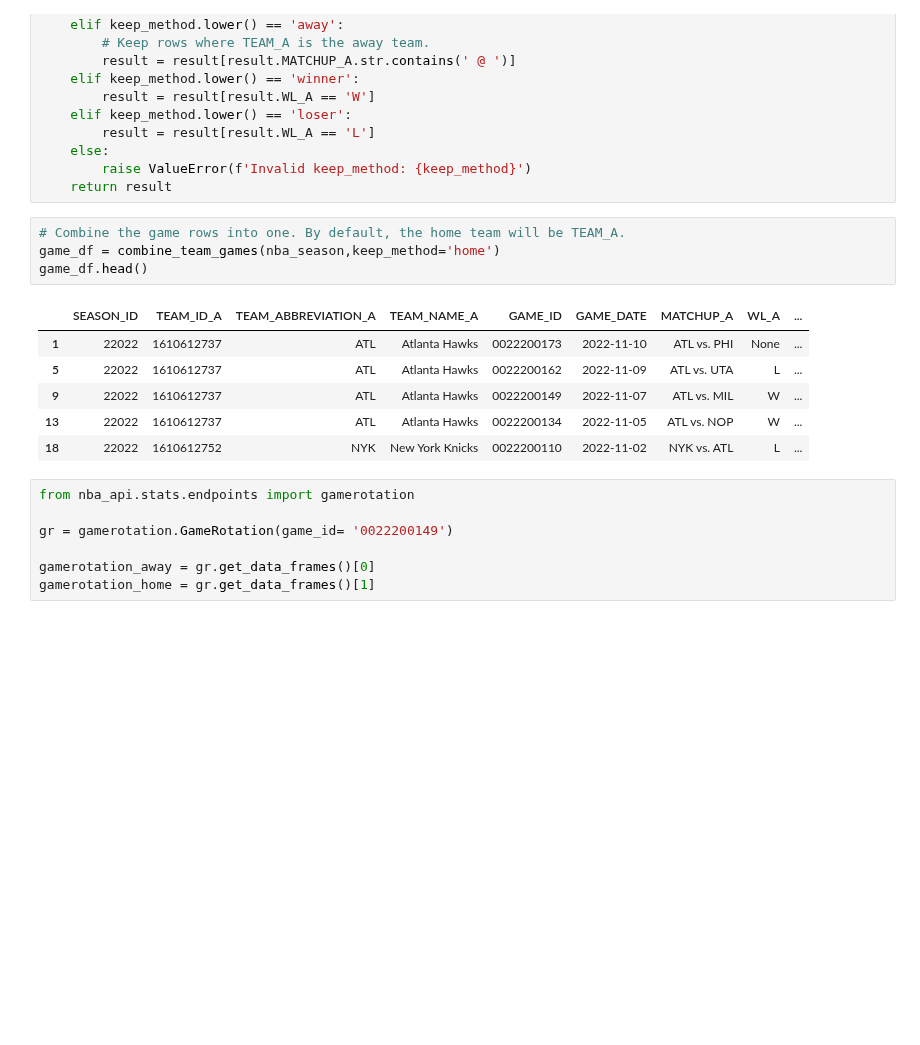
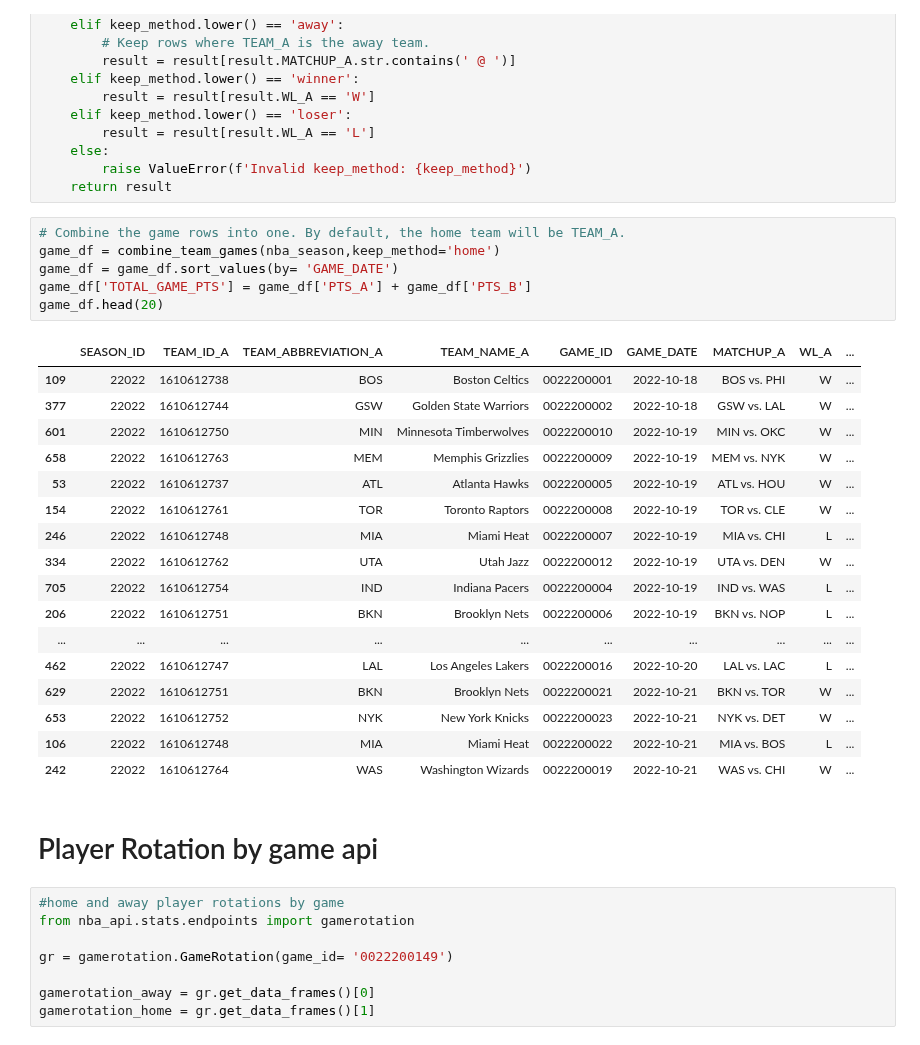
Before and after one commit to MattChinchilla/DATA_SCIENCE, a Jupyter notebook: Sports_Analytics/NBA.ipynb, the cells around one changed output. Drawn from its saved outputs; the diff is of its cells as text; blank space fills up the shorter version.

```diff
--- a/Sports_Analytics/NBA.ipynb
+++ b/Sports_Analytics/NBA.ipynb
@@ -103,15 +103,31 @@ def combine_team_games(df, keep_method='home'):
 # %%
 # Combine the game rows into one. By default, the home team will be TEAM_A.
 game_df = combine_team_games(nba_season,keep_method='home')
-game_df.head()
+game_df = game_df.sort_values(by= 'GAME_DATE')
+game_df['TOTAL_GAME_PTS'] = game_df['PTS_A'] + game_df['PTS_B']
+game_df.head(20)
 # %% [output]
 |  | SEASON_ID | TEAM_ID_A | TEAM_ABBREVIATION_A | TEAM_NAME_A | GAME_ID | GAME_DATE | MATCHUP_A | WL_A | ... |
-| 1 | 22022 | 1610612737 | ATL | Atlanta Hawks | 0022200173 | 2022-11-10 | ATL vs. PHI | None | ... |
-| 5 | 22022 | 1610612737 | ATL | Atlanta Hawks | 0022200162 | 2022-11-09 | ATL vs. UTA | L | ... |
-| 9 | 22022 | 1610612737 | ATL | Atlanta Hawks | 0022200149 | 2022-11-07 | ATL vs. MIL | W | ... |
-| 13 | 22022 | 1610612737 | ATL | Atlanta Hawks | 0022200134 | 2022-11-05 | ATL vs. NOP | W | ... |
-| 18 | 22022 | 1610612752 | NYK | New York Knicks | 0022200110 | 2022-11-02 | NYK vs. ATL | L | ... |
+| 109 | 22022 | 1610612738 | BOS | Boston Celtics | 0022200001 | 2022-10-18 | BOS vs. PHI | W | ... |
+| 377 | 22022 | 1610612744 | GSW | Golden State Warriors | 0022200002 | 2022-10-18 | GSW vs. LAL | W | ... |
+| 601 | 22022 | 1610612750 | MIN | Minnesota Timberwolves | 0022200010 | 2022-10-19 | MIN vs. OKC | W | ... |
+| 658 | 22022 | 1610612763 | MEM | Memphis Grizzlies | 0022200009 | 2022-10-19 | MEM vs. NYK | W | ... |
+| 53 | 22022 | 1610612737 | ATL | Atlanta Hawks | 0022200005 | 2022-10-19 | ATL vs. HOU | W | ... |
+| 154 | 22022 | 1610612761 | TOR | Toronto Raptors | 0022200008 | 2022-10-19 | TOR vs. CLE | W | ... |
+| 246 | 22022 | 1610612748 | MIA | Miami Heat | 0022200007 | 2022-10-19 | MIA vs. CHI | L | ... |
+| 334 | 22022 | 1610612762 | UTA | Utah Jazz | 0022200012 | 2022-10-19 | UTA vs. DEN | W | ... |
+| 705 | 22022 | 1610612754 | IND | Indiana Pacers | 0022200004 | 2022-10-19 | IND vs. WAS | L | ... |
+| 206 | 22022 | 1610612751 | BKN | Brooklyn Nets | 0022200006 | 2022-10-19 | BKN vs. NOP | L | ... |
+| ... | ... | ... | ... | ... | ... | ... | ... | ... | ... |
+| 462 | 22022 | 1610612747 | LAL | Los Angeles Lakers | 0022200016 | 2022-10-20 | LAL vs. LAC | L | ... |
+| 629 | 22022 | 1610612751 | BKN | Brooklyn Nets | 0022200021 | 2022-10-21 | BKN vs. TOR | W | ... |
+| 653 | 22022 | 1610612752 | NYK | New York Knicks | 0022200023 | 2022-10-21 | NYK vs. DET | W | ... |
+| 106 | 22022 | 1610612748 | MIA | Miami Heat | 0022200022 | 2022-10-21 | MIA vs. BOS | L | ... |
+| 242 | 22022 | 1610612764 | WAS | Washington Wizards | 0022200019 | 2022-10-21 | WAS vs. CHI | W | ... |
+# %% [markdown]
+# Player Rotation by game api
 # %%
+#home and away player rotations by game
 from nba_api.stats.endpoints import gamerotation
 
 gr = gamerotation.GameRotation(game_id= '0022200149')
```
Also changed, not shown: parts of 9 cells of this notebook.
